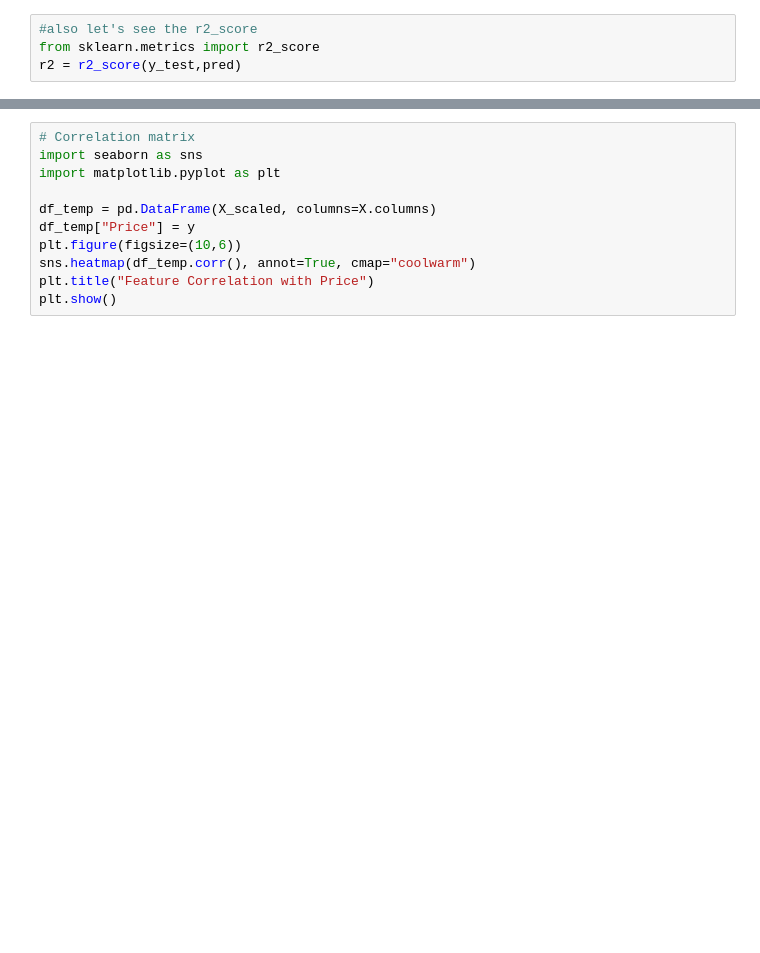
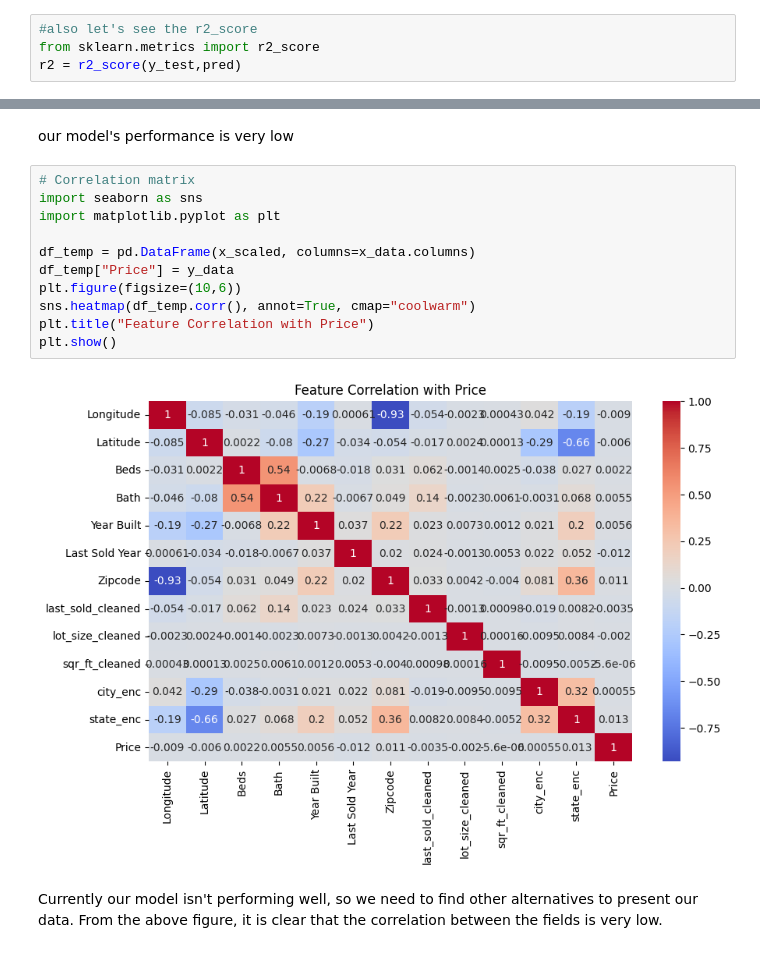
Before and after one commit to raushan-shah/CSY2082-AS1-assignment, a Jupyter notebook: code.ipynb, the cells around one changed output, grey strips where cells are left out. Drawn from its saved outputs; the diff is of its cells as text; blank space fills up the shorter version.

```diff
--- a/code.ipynb
+++ b/code.ipynb
@@ -770,11 +790,18 @@ RR score: 0.3093
-# %%
-# Correlation matrix
-import seaborn as sns
-import matplotlib.pyplot as plt
-
-df_temp = pd.DataFrame(X_scaled, columns=X.columns)
-df_temp["Price"] = y
-plt.figure(figsize=(10,6))
-sns.heatmap(df_temp.corr(), annot=True, cmap="coolwarm")
-plt.title("Feature Correlation with Price")
-plt.show()
+# %% [markdown]
+our model's performance is very low
+# %%
+# Correlation matrix
+import seaborn as sns
+import matplotlib.pyplot as plt
+
+df_temp = pd.DataFrame(x_scaled, columns=x_data.columns)
+df_temp["Price"] = y_data
+plt.figure(figsize=(10,6))
+sns.heatmap(df_temp.corr(), annot=True, cmap="coolwarm")
+plt.title("Feature Correlation with Price")
+plt.show()
+# %% [output]
+[figure, added]
+# %% [markdown]
+Currently our model isn't performing well, so we need to find other alternatives to present our data.
+From the above figure, it is clear that the correlation between the fields is very low.
```
Also changed, not shown: parts of 28 cells of this notebook.
